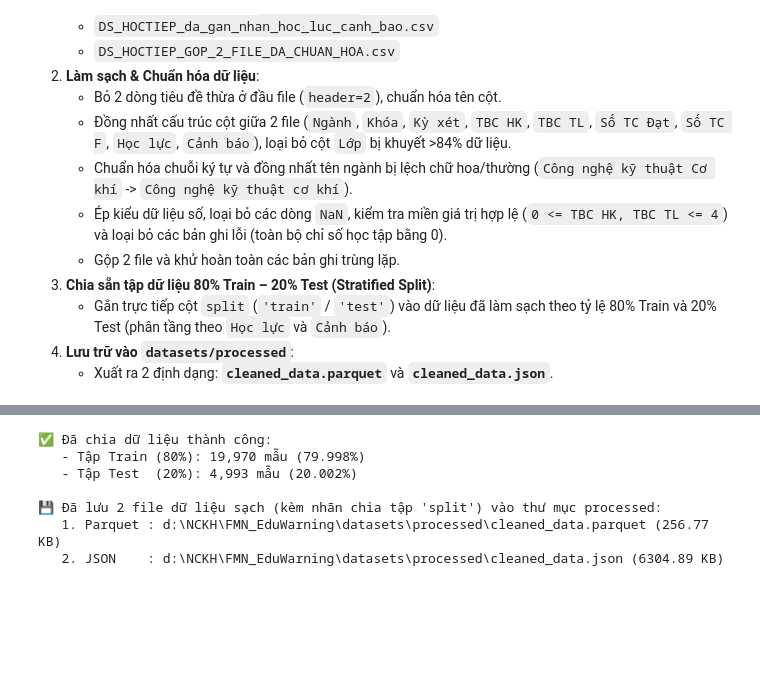
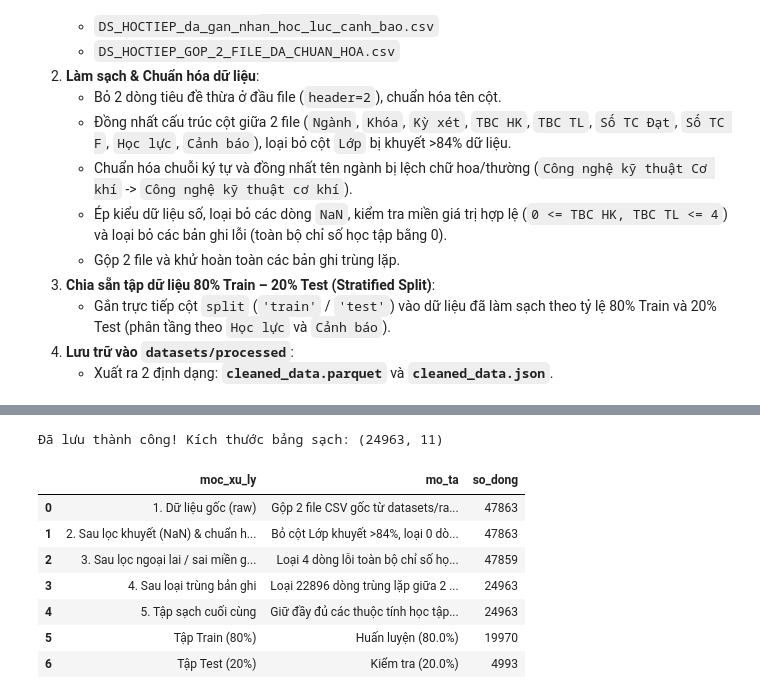
Before and after one commit to duchihi06/FMN_EduWarning, a Jupyter notebook: code/Tienxl.ipynb, the cells around one changed output, grey strips where cells are left out. Saved outputs shown, nothing was run; the diff lists cells and outputs as text; code cells hidden in the pictures; blank space fills up the shorter version.

```diff
--- a/code/Tienxl.ipynb
+++ b/code/Tienxl.ipynb
@@ -143,39 +105,75 @@ print("=" * 65)
 # %%
 # 4. Chia sẵn dữ liệu theo tỷ lệ 80% Train và 20% Test (Stratified theo Học lực & Cảnh báo)
 stratify_key = df_cleaned['Học lực'].astype(str) + '_' + df_cleaned['Cảnh báo'].astype(str)
 
 train_idx, test_idx = train_test_split(
     df_cleaned.index,
     test_size=0.20,
     random_state=42,
     stratify=stratify_key
 )
 
-# Gán cột 'split' ('train' / 'test') trực tiếp vào bảng dữ liệu
 df_cleaned['split'] = 'train'
 df_cleaned.loc[test_idx, 'split'] = 'test'
 
 n_train = int((df_cleaned['split'] == 'train').sum())
 n_test = int((df_cleaned['split'] == 'test').sum())
-print("✅ Đã chia dữ liệu thành công:")
-print(f"   - Tập Train (80%): {n_train:,} mẫu ({n_train / len(df_cleaned) * 100:.3f}%)")
-print(f"   - Tập Test  (20%): {n_test:,} mẫu ({n_test / len(df_cleaned) * 100:.3f}%)")
 
 # 5. Lưu dữ liệu sau khi làm sạch & chia tập ra 2 file Parquet và JSON trong datasets/processed
 parquet_output_path = os.path.join(processed_data_path, 'cleaned_data.parquet')
 json_output_path = os.path.join(processed_data_path, 'cleaned_data.json')
 
 df_cleaned.to_parquet(parquet_output_path, index=False)
 df_cleaned.to_json(json_output_path, orient='records', force_ascii=False, indent=2)
 
-print("\n💾 Đã lưu 2 file dữ liệu sạch (kèm nhãn chia tập 'split') vào thư mục processed:")
-print(f"   1. Parquet : {parquet_output_path} ({os.path.getsize(parquet_output_path) / 1024:.2f} KB)")
-print(f"   2. JSON    : {json_output_path} ({os.path.getsize(json_output_path) / 1024:.2f} KB)")
+# 6. Hiển thị bảng tổng hợp các mốc xử lý theo mẫu
+print(f"Đã lưu thành công! Kích thước bảng sạch: {df_cleaned.shape}")
+
+df_report = pd.DataFrame([
+    {
+        'moc_xu_ly': '1. Dữ liệu gốc (raw)',
+        'mo_ta': f'Gộp 2 file CSV gốc từ datasets/raw ({len(df_raw_1)} + {len(df_raw_2)} dòng)',
+        'so_dong': initial_count
+    },
+    {
+        'moc_xu_ly': '2. Sau lọc khuyết (NaN) & chuẩn hóa ngành',
+        'mo_ta': f'Bỏ cột Lớp khuyết >84%, loại {nan_removed} dòng NaN, đồng nhất {df_cleaned["Ngành"].nunique()} ngành',
+        'so_dong': len(after_nan_df)
+    },
+    {
+        'moc_xu_ly': '3. Sau lọc ngoại lai / sai miền giá trị',
+        'mo_ta': f'Loại {invalid_removed} dòng lỗi toàn bộ chỉ số học tập bằng 0',
+        'so_dong': len(valid_df)
+    },
+    {
+        'moc_xu_ly': '4. Sau loại trùng bản ghi',
+        'mo_ta': f'Loại {duplicates_removed} dòng trùng lặp giữa 2 file CSV',
+        'so_dong': len(df_cleaned)
+    },
+    {
+        'moc_xu_ly': '5. Tập sạch cuối cùng',
+        'mo_ta': 'Giữ đầy đủ các thuộc tính học tập chuẩn và nhãn phân loại',
+        'so_dong': len(df_cleaned)
+    },
+    {
+        'moc_xu_ly': 'Tập Train (80%)',
+        'mo_ta': f'Huấn luyện ({n_train / len(df_cleaned) * 100:.1f}%)',
+        'so_dong': n_train
+    },
+    {
+        'moc_xu_ly': 'Tập Test (20%)',
+        'mo_ta': f'Kiểm tra ({n_test / len(df_cleaned) * 100:.1f}%)',
+        'so_dong': n_test
+    }
+])
+df_report
 # %% [output]
-✅ Đã chia dữ liệu thành công:
-   - Tập Train (80%): 19,970 mẫu (79.998%)
-   - Tập Test  (20%): 4,993 mẫu (20.002%)
-
-💾 Đã lưu 2 file dữ liệu sạch (kèm nhãn chia tập 'split') vào thư mục processed:
-   1. Parquet : d:\NCKH\FMN_EduWarning\datasets\processed\cleaned_data.parquet (256.77 KB)
-   2. JSON    : d:\NCKH\FMN_EduWarning\datasets\processed\cleaned_data.json (6304.89 KB)
+Đã lưu thành công! Kích thước bảng sạch: (24963, 11)
+|  | moc_xu_ly | mo_ta | so_dong |
+| 0 | 1. Dữ liệu gốc (raw) | Gộp 2 file CSV gốc từ datasets/ra... | 47863 |
+| 1 | 2. Sau lọc khuyết (NaN) & chuẩn h... | Bỏ cột Lớp khuyết >84%, loại 0 dò... | 47863 |
+| 2 | 3. Sau lọc ngoại lai / sai miền g... | Loại 4 dòng lỗi toàn bộ chỉ số họ... | 47859 |
+| 3 | 4. Sau loại trùng bản ghi | Loại 22896 dòng trùng lặp giữa 2 ... | 24963 |
+| 4 | 5. Tập sạch cuối cùng | Giữ đầy đủ các thuộc tính học tập... | 24963 |
+| 5 | Tập Train (80%) | Huấn luyện (80.0%) | 19970 |
+| 6 | Tập Test (20%) | Kiểm tra (20.0%) | 4993 |
```
Also changed, not shown: parts of 4 cells of this notebook, 4 other files.
